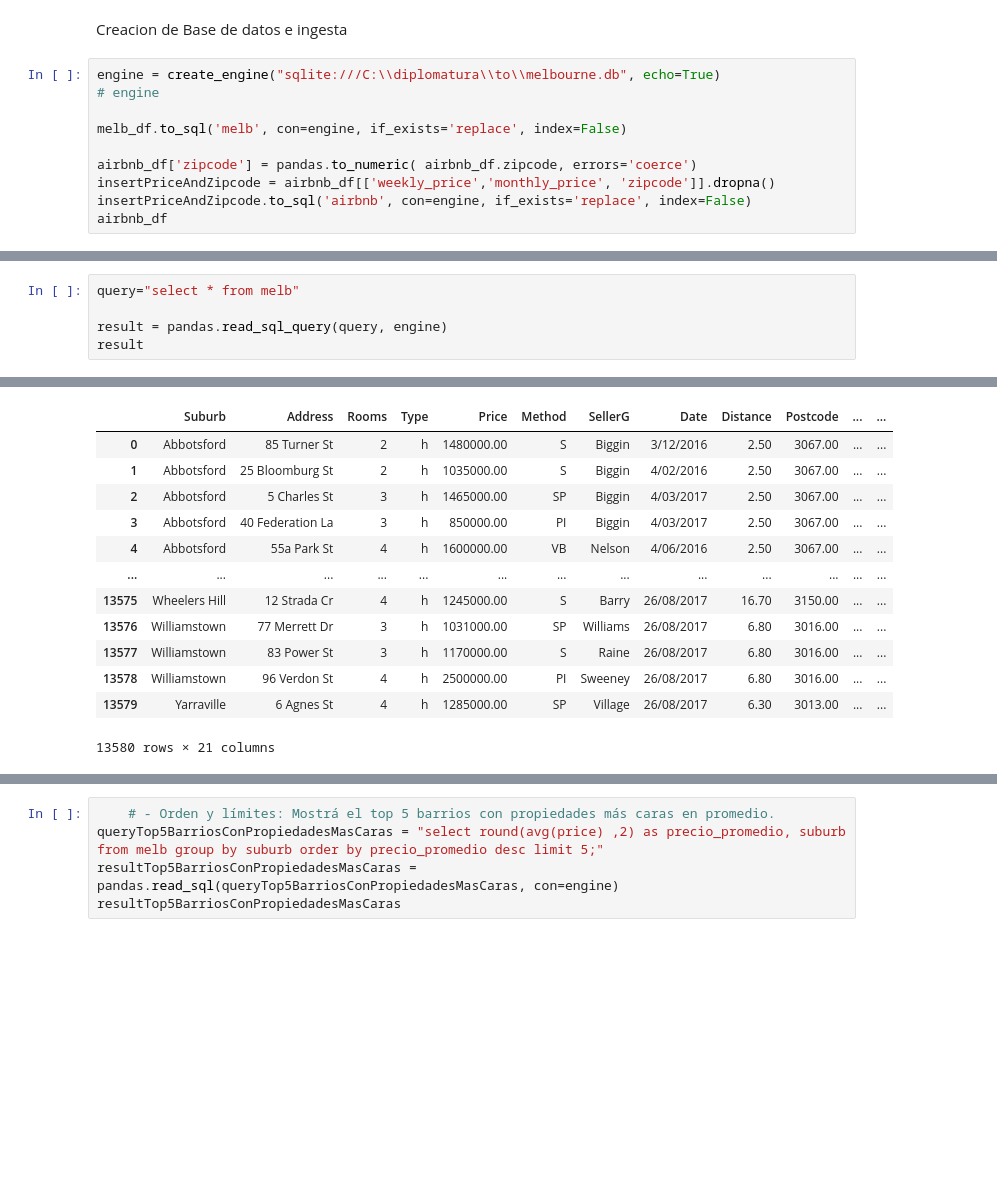
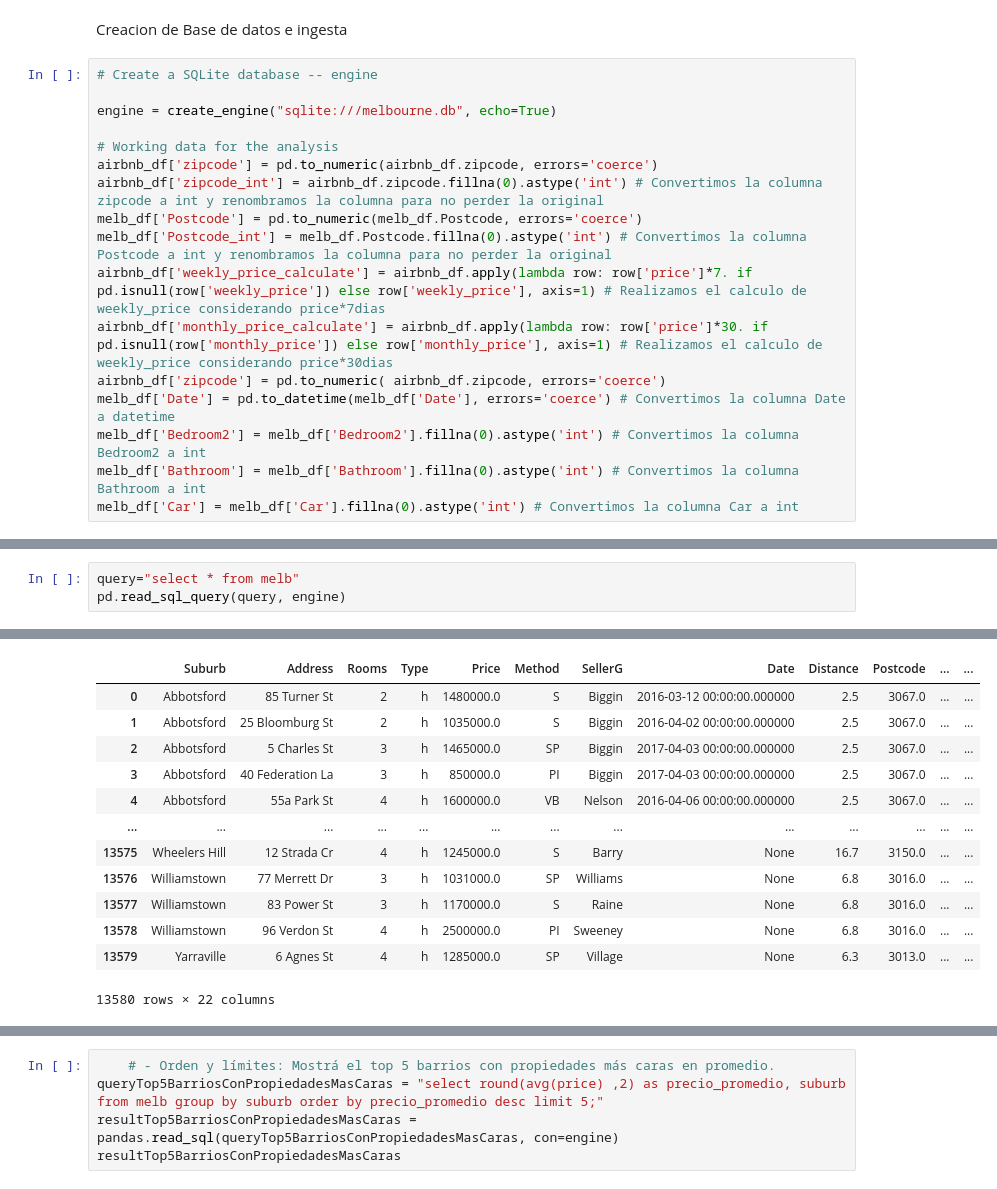
Before and after one commit to ramirobarone/CienciaDeDatosDiplo, a Jupyter notebook: Entregable_parte_1_eycd.ipynb, the cells around one changed output, grey strips where cells are left out. Cells and saved outputs as stored; diff of their text form; blank space fills up the shorter version.

```diff
--- a/Entregable_parte_1_eycd.ipynb
+++ b/Entregable_parte_1_eycd.ipynb
@@ -55,12 +77,19 @@ https://docs.sqlalchemy.org/en/14/core/engines.html#sqlite
 # %% [markdown]
 Creacion de Base de datos e ingesta
 # %%
-engine = create_engine("sqlite:///C:\\diplomatura\\to\\melbourne.db", echo=True)
-# engine
+# Create a SQLite database -- engine
 
-melb_df.to_sql('melb', con=engine, if_exists='replace', index=False)
+engine = create_engine("sqlite:///melbourne.db", echo=True)
 
-airbnb_df['zipcode'] = pandas.to_numeric( airbnb_df.zipcode, errors='coerce')
-insertPriceAndZipcode = airbnb_df[['weekly_price','monthly_price', 'zipcode']].dropna()
-insertPriceAndZipcode.to_sql('airbnb', con=engine, if_exists='replace', index=False)
-airbnb_df
+# Working data for the analysis
+airbnb_df['zipcode'] = pd.to_numeric(airbnb_df.zipcode, errors='coerce')
+airbnb_df['zipcode_int'] = airbnb_df.zipcode.fillna(0).astype('int') # Convertimos la columna zipcode a int y renombramos la columna para no perder la original
+melb_df['Postcode'] = pd.to_numeric(melb_df.Postcode, errors='coerce')
+melb_df['Postcode_int'] = melb_df.Postcode.fillna(0).astype('int') # Convertimos la columna Postcode a int y renombramos la columna para no perder la original
+airbnb_df['weekly_price_calculate'] = airbnb_df.apply(lambda row: row['price']*7. if pd.isnull(row['weekly_price']) else row['weekly_price'], axis=1) # Realizamos el calculo de weekly_price considerando price*7dias
+airbnb_df['monthly_price_calculate'] = airbnb_df.apply(lambda row: row['price']*30. if pd.isnull(row['monthly_price']) else row['monthly_price'], axis=1) # Realizamos el calculo de weekly_price considerando price*30dias
+airbnb_df['zipcode'] = pd.to_numeric( airbnb_df.zipcode, errors='coerce')
+melb_df['Date'] = pd.to_datetime(melb_df['Date'], errors='coerce') # Convertimos la columna Date a datetime
+melb_df['Bedroom2'] = melb_df['Bedroom2'].fillna(0).astype('int') # Convertimos la columna Bedroom2 a int
+melb_df['Bathroom'] = melb_df['Bathroom'].fillna(0).astype('int') # Convertimos la columna Bathroom a int
+melb_df['Car'] = melb_df['Car'].fillna(0).astype('int') # Convertimos la columna Car a int
@@ -98,6 +187,4 @@ airbnb_df
 # %%
 query="select * from melb"
-
-result = pandas.read_sql_query(query, engine)
-result
+pd.read_sql_query(query, engine)
 # %% [output]
@@ -108,13 +195,13 @@ result
 |  | Suburb | Address | Rooms | Type | Price | Method | SellerG | Date | Distance | Postcode | ... | ... |
-| 0 | Abbotsford | 85 Turner St | 2 | h | 1480000.00 | S | Biggin | 3/12/2016 | 2.50 | 3067.00 | ... | ... |
-| 1 | Abbotsford | 25 Bloomburg St | 2 | h | 1035000.00 | S | Biggin | 4/02/2016 | 2.50 | 3067.00 | ... | ... |
-| 2 | Abbotsford | 5 Charles St | 3 | h | 1465000.00 | SP | Biggin | 4/03/2017 | 2.50 | 3067.00 | ... | ... |
-| 3 | Abbotsford | 40 Federation La | 3 | h | 850000.00 | PI | Biggin | 4/03/2017 | 2.50 | 3067.00 | ... | ... |
-| 4 | Abbotsford | 55a Park St | 4 | h | 1600000.00 | VB | Nelson | 4/06/2016 | 2.50 | 3067.00 | ... | ... |
+| 0 | Abbotsford | 85 Turner St | 2 | h | 1480000.0 | S | Biggin | 2016-03-12 00:00:00.000000 | 2.5 | 3067.0 | ... | ... |
+| 1 | Abbotsford | 25 Bloomburg St | 2 | h | 1035000.0 | S | Biggin | 2016-04-02 00:00:00.000000 | 2.5 | 3067.0 | ... | ... |
+| 2 | Abbotsford | 5 Charles St | 3 | h | 1465000.0 | SP | Biggin | 2017-04-03 00:00:00.000000 | 2.5 | 3067.0 | ... | ... |
+| 3 | Abbotsford | 40 Federation La | 3 | h | 850000.0 | PI | Biggin | 2017-04-03 00:00:00.000000 | 2.5 | 3067.0 | ... | ... |
+| 4 | Abbotsford | 55a Park St | 4 | h | 1600000.0 | VB | Nelson | 2016-04-06 00:00:00.000000 | 2.5 | 3067.0 | ... | ... |
 | ... | ... | ... | ... | ... | ... | ... | ... | ... | ... | ... | ... | ... |
-| 13575 | Wheelers Hill | 12 Strada Cr | 4 | h | 1245000.00 | S | Barry | 26/08/2017 | 16.70 | 3150.00 | ... | ... |
-| 13576 | Williamstown | 77 Merrett Dr | 3 | h | 1031000.00 | SP | Williams | 26/08/2017 | 6.80 | 3016.00 | ... | ... |
-| 13577 | Williamstown | 83 Power St | 3 | h | 1170000.00 | S | Raine | 26/08/2017 | 6.80 | 3016.00 | ... | ... |
-| 13578 | Williamstown | 96 Verdon St | 4 | h | 2500000.00 | PI | Sweeney | 26/08/2017 | 6.80 | 3016.00 | ... | ... |
-| 13579 | Yarraville | 6 Agnes St | 4 | h | 1285000.00 | SP | Village | 26/08/2017 | 6.30 | 3013.00 | ... | ... |
+| 13575 | Wheelers Hill | 12 Strada Cr | 4 | h | 1245000.0 | S | Barry | None | 16.7 | 3150.0 | ... | ... |
+| 13576 | Williamstown | 77 Merrett Dr | 3 | h | 1031000.0 | SP | Williams | None | 6.8 | 3016.0 | ... | ... |
+| 13577 | Williamstown | 83 Power St | 3 | h | 1170000.0 | S | Raine | None | 6.8 | 3016.0 | ... | ... |
+| 13578 | Williamstown | 96 Verdon St | 4 | h | 2500000.0 | PI | Sweeney | None | 6.8 | 3016.0 | ... | ... |
+| 13579 | Yarraville | 6 Agnes St | 4 | h | 1285000.0 | SP | Village | None | 6.3 | 3013.0 | ... | ... |
-13580 rows × 21 columns
+13580 rows × 22 columns
```
Also changed, not shown: parts of 19 cells of this notebook, 1 other file.
